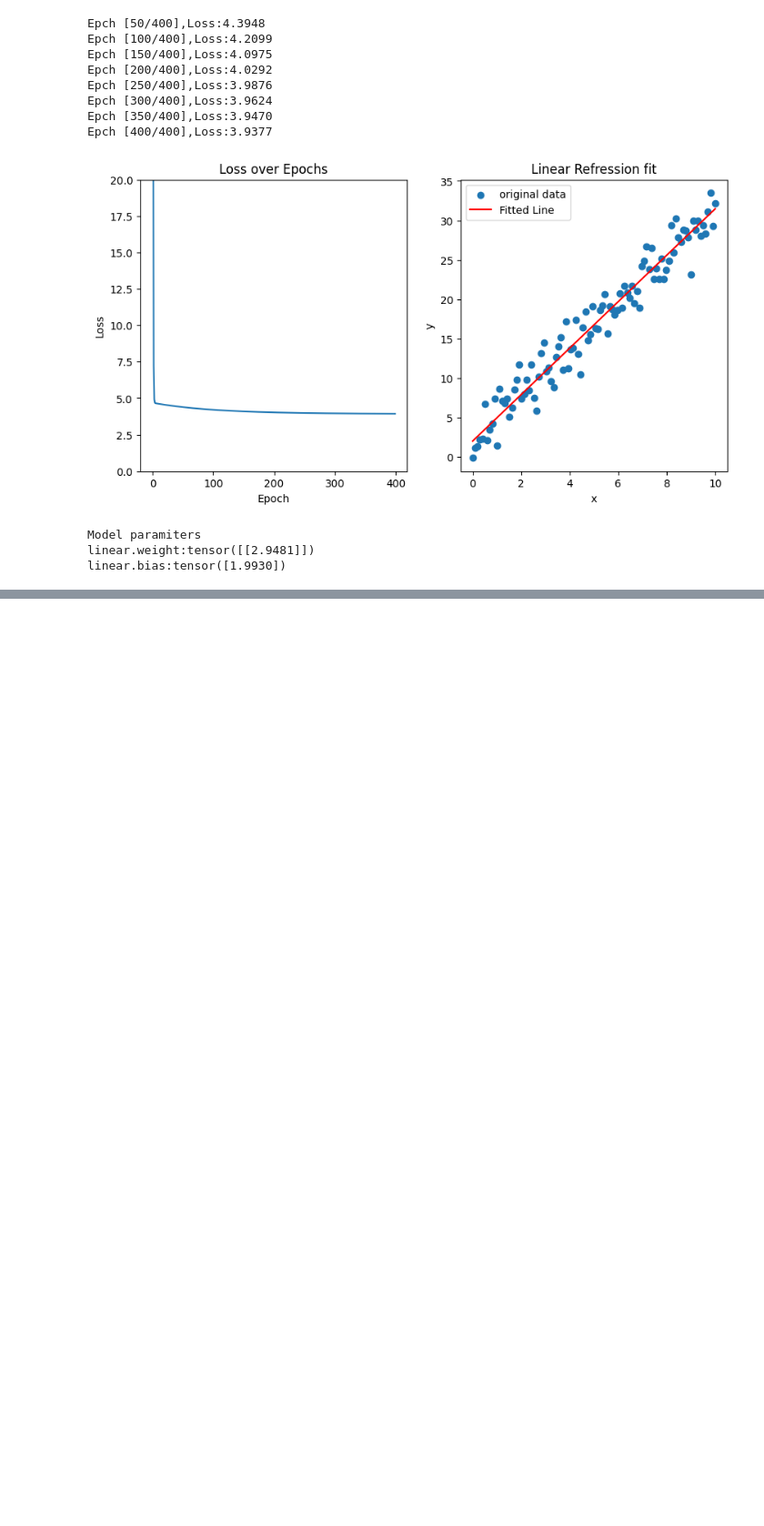
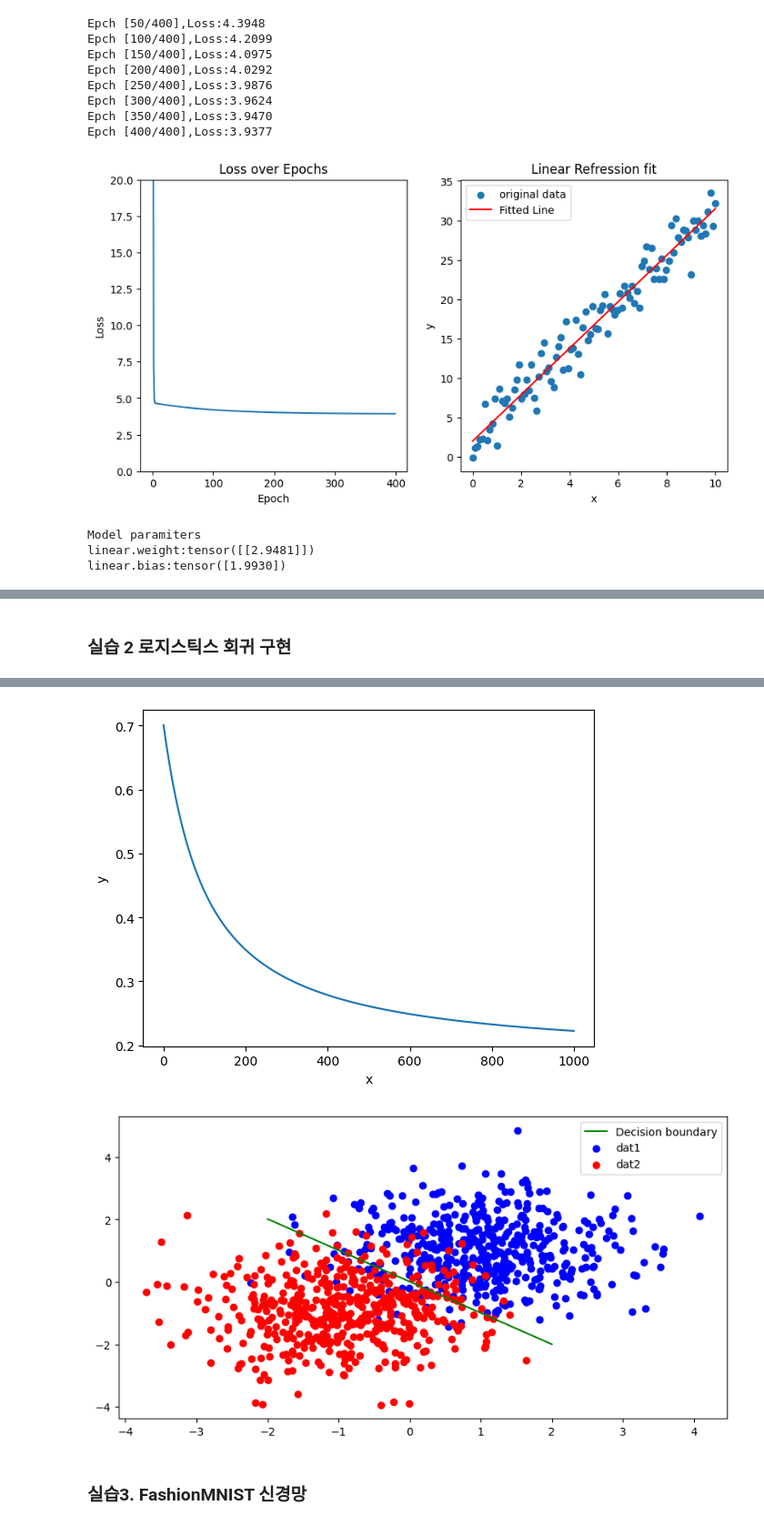
Before and after one commit to ckddlf050/AI_test, a Jupyter notebook: 04_autograd.ipynb, the cells around one changed output, grey strips where cells are left out. Shown at 91% size. Cells and saved outputs as stored; diff of their text form; code cells hidden in the pictures; blank space fills up the shorter version.

```diff
--- a/04_autograd.ipynb
+++ b/04_autograd.ipynb
@@ -180,0 +282,2 @@ linear.bias:tensor([1.9930])
+# %% [markdown]
+### 실습 2 로지스틱스 회귀 구현
@@ -180,0 +290,68 @@ linear.bias:tensor([1.9930])
+# %%
+np.random.seed(42)
+num_samples = 500
+
+# 1-1. class 1
+mean_1 = np.array([1.0,1.0])
+cov_1 = np.array([[1,0],
+                  [0,1]])
+data_1 = np.random.multivariate_normal(mean_1,cov_1,num_samples)
+
+# 1-2 class 0
+mean_2 = np.array([-1.0,-1.0])
+cov_2 = np.array([[1,0],
+                  [0,1]])
+data_2 = np.random.multivariate_normal(mean_2,cov_2,num_samples)
+
+data = np.vstack((data_1,data_2))
+data = torch.from_numpy(data).float()
+labels = np.ones(num_samples*2)
+labels[num_samples:]=0
+labels = torch.from_numpy(labels).view(-1,1).float()
+
+
+# 2. 모델 정의
+class LogisticRegression(nn.Module):
+    def __init__(self, input_dim, output_dim):
+        super().__init__()
+        self.linear = nn.Linear(input_dim,output_dim)
+
+    def forward(self,x):
+        out = self.linear(x)
+        out = torch.sigmoid(out)
+        return out
+model = LogisticRegression(2,1)
+
+# 3. 손실함수
+loss_fn = nn.BCELoss()
+optimizer= optim.SGD(model.parameters(),lr=0.01)
+epochs = 1000
+losses=[]
+
+for epoch in range(epochs):
+    optimizer.zero_grad()   #기울기 초기화
+    outputs = model(data)  #예측값 계산
+    loss = loss_fn(outputs,labels) #손실 계산
+    loss.backward() #역전파진행
+    optimizer.step()    #가중치 업데이트
+
+    losses.append(loss.item())  #손실값 저장
+
+    if (epoch+1) % 100 ==0:
+        print(f"Epoch [{epoch+1}/{epochs}],Loss:{loss.item():.4f}")
+
+plt.plot(losses)
+plt.xlabel("x")
+plt.ylabel("y")
+plt.show()
+plt.figure(figsize=(10,5))
+w = model.linear.weight.data.numpy()
+b = model.linear.bias.data.numpy()
+x_plot = np.array([-2,2])
+y_plot = (-b-w[0][0]*x_plot)/ w[0][1] #0 = w1 x1 +w2 x2 +b
+plt.plot(x_plot,y_plot,color="g",label = "Decision boundary")
+plt.scatter(data_1[:,0],data_1[:,1],color = "blue",label = "dat1")  #[[x,y]]좌표
+plt.scatter(data_2[:,0],data_2[:,1],color = "red",label = "dat2")
+plt.legend()
+plt.show()
+# %% [output]
@@ -180,0 +368,4 @@ linear.bias:tensor([1.9930])
+[figure, added]
+[figure, added]
+# %% [markdown]
+### 실습3. FashionMNIST 신경망
```
Also changed, not shown: parts of 10 cells of this notebook.
